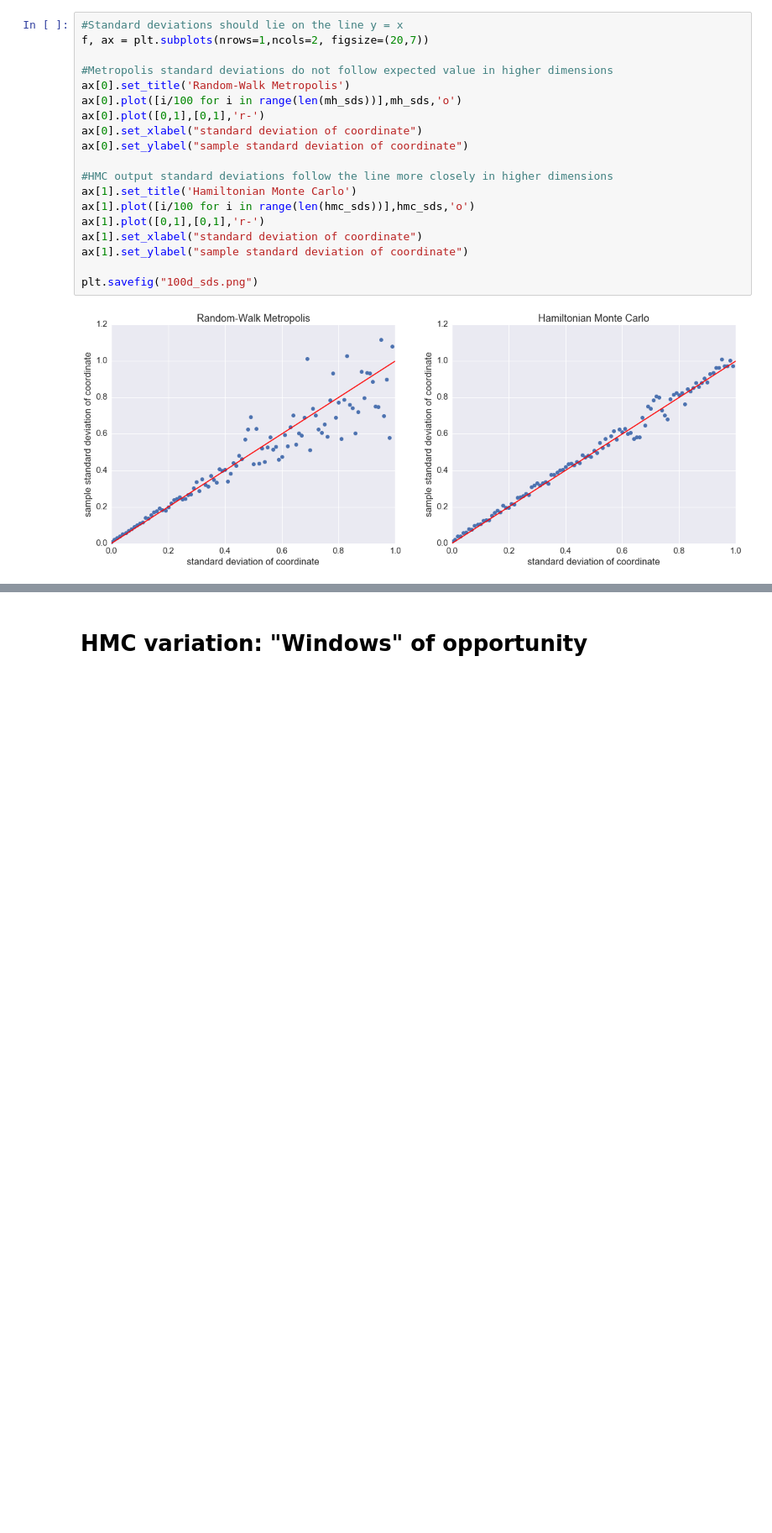
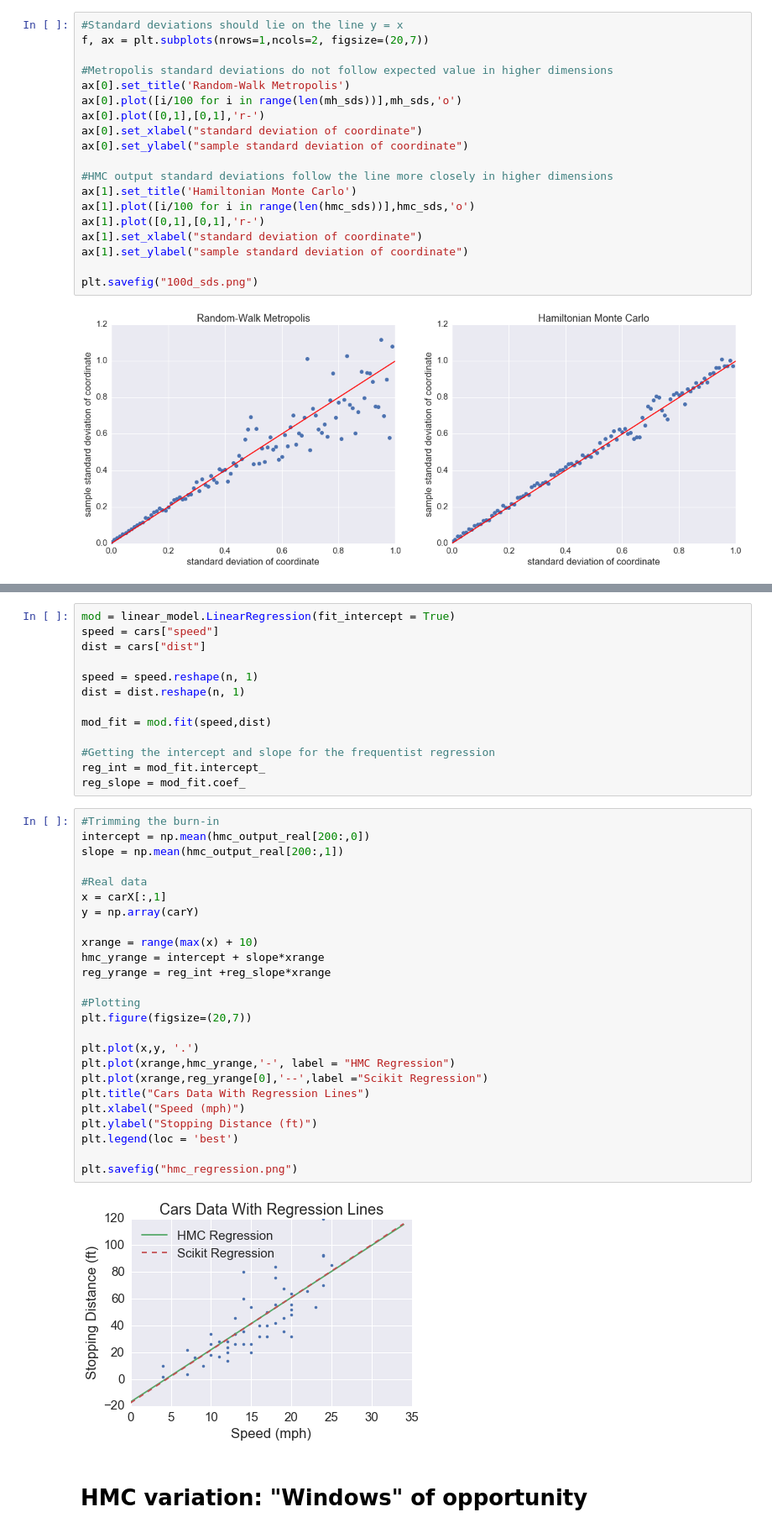
Before and after one commit to jake-coleman32/sta-663-project, a Jupyter notebook: coleman_jacob_patra_sayan_neal_2011_an_exploration_of_hmc/663_project_code.ipynb, the cells around one changed output, grey strips where cells are left out. Shown at 84% size. Drawn from its saved outputs; the diff is of its cells as text; blank space fills up the shorter version.

```diff
--- a/663_project_update.ipynb
+++ b/coleman_jacob_patra_sayan_neal_2011_an_exploration_of_hmc/663_project_code.ipynb
@@ -380,3 +520,43 @@ plt.savefig("100d_sds.png")
+# %%
+mod = linear_model.LinearRegression(fit_intercept = True)
+speed = cars["speed"]
+dist = cars["dist"]
+
+speed = speed.reshape(n, 1)
+dist = dist.reshape(n, 1)
+
+mod_fit = mod.fit(speed,dist)
+
+#Getting the intercept and slope for the frequentist regression
+reg_int = mod_fit.intercept_
+reg_slope = mod_fit.coef_
+# %%
+#Trimming the burn-in
+intercept = np.mean(hmc_output_real[200:,0])
+slope = np.mean(hmc_output_real[200:,1])
+
+#Real data
+x = carX[:,1]
+y = np.array(carY)
+
+xrange = range(max(x) + 10)
+hmc_yrange = intercept + slope*xrange
+reg_yrange = reg_int +reg_slope*xrange
+
+#Plotting
+plt.figure(figsize=(20,7))
+
+plt.plot(x,y, '.')
+plt.plot(xrange,hmc_yrange,'-', label = "HMC Regression")
+plt.plot(xrange,reg_yrange[0],'--',label ="Scikit Regression")
+plt.title("Cars Data With Regression Lines")
+plt.xlabel("Speed (mph)")
+plt.ylabel("Stopping Distance (ft)")
+plt.legend(loc = 'best')
+
+plt.savefig("hmc_regression.png")
+# %% [output]
+[figure, added]
 # %% [markdown]
 # HMC variation:  "Windows" of opportunity
 # %%
```
Also changed, not shown: parts of 25 cells of this notebook, 32 other files.
